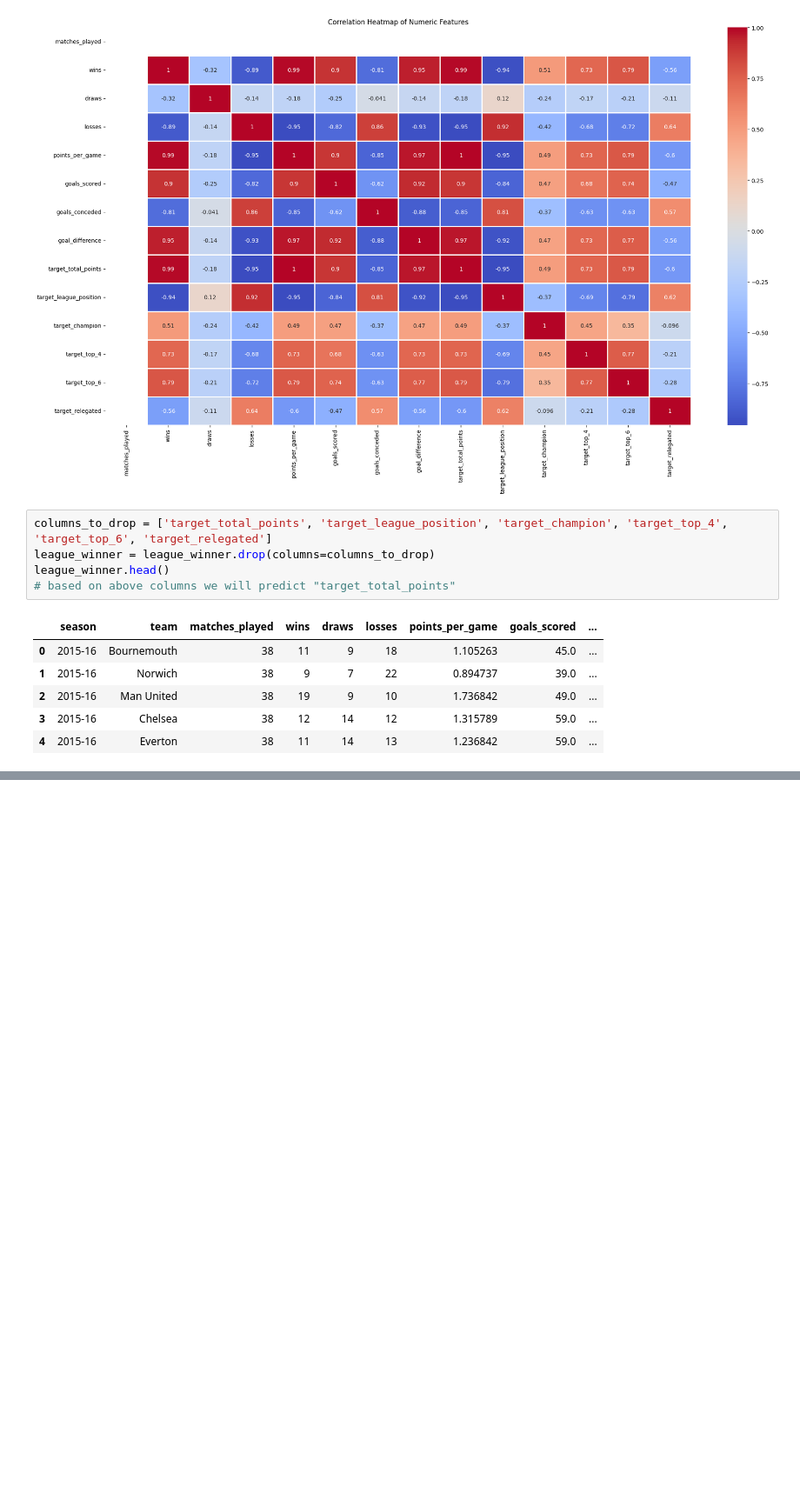
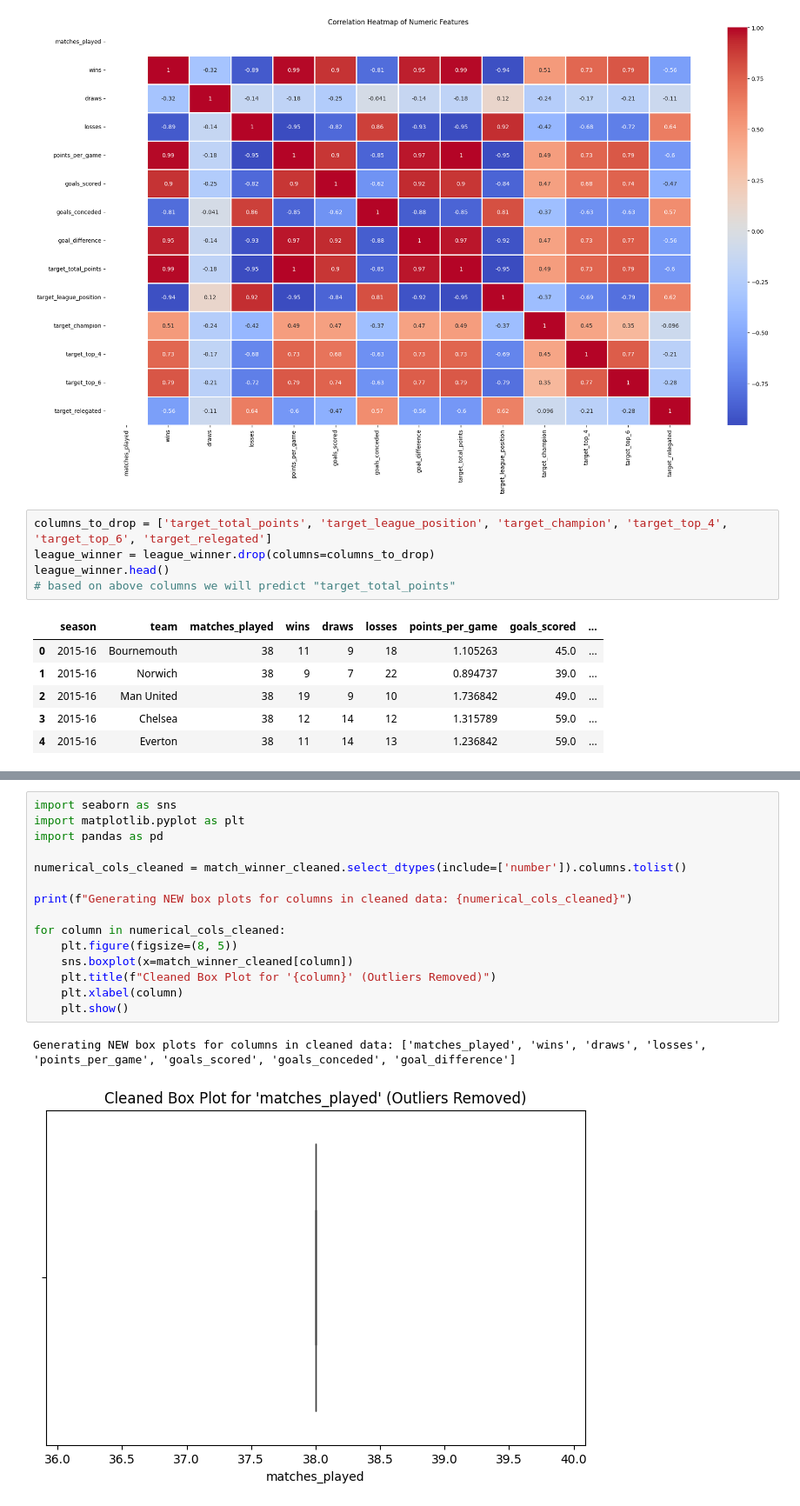
Before and after one commit to springboardmentor345a-create/Projects_2, a Jupyter notebook: EPL_League_Winner.ipynb, the cells around one changed output, grey strips where cells are left out. Shown: that part at 87% size. Cells and saved outputs as stored; diff of their text form; blank space fills up the shorter version.

```diff
--- a/EPL_League_Winner.ipynb
+++ b/EPL_League_Winner.ipynb
@@ -85,0 +170,18 @@ league_winner.head()
+# %%
+import seaborn as sns
+import matplotlib.pyplot as plt
+import pandas as pd
+
+numerical_cols_cleaned = match_winner_cleaned.select_dtypes(include=['number']).columns.tolist()
+
+print(f"Generating NEW box plots for columns in cleaned data: {numerical_cols_cleaned}")
+
+for column in numerical_cols_cleaned:
+    plt.figure(figsize=(8, 5))
+    sns.boxplot(x=match_winner_cleaned[column])
+    plt.title(f"Cleaned Box Plot for '{column}' (Outliers Removed)")
+    plt.xlabel(column)
+    plt.show()
+# %% [output]
+Generating NEW box plots for columns in cleaned data: ['matches_played', 'wins', 'draws', 'losses', 'points_per_game', 'goals_scored', 'goals_conceded', 'goal_difference']
+[figure, added]
```
Also changed, not shown: parts of 6 cells of this notebook.
